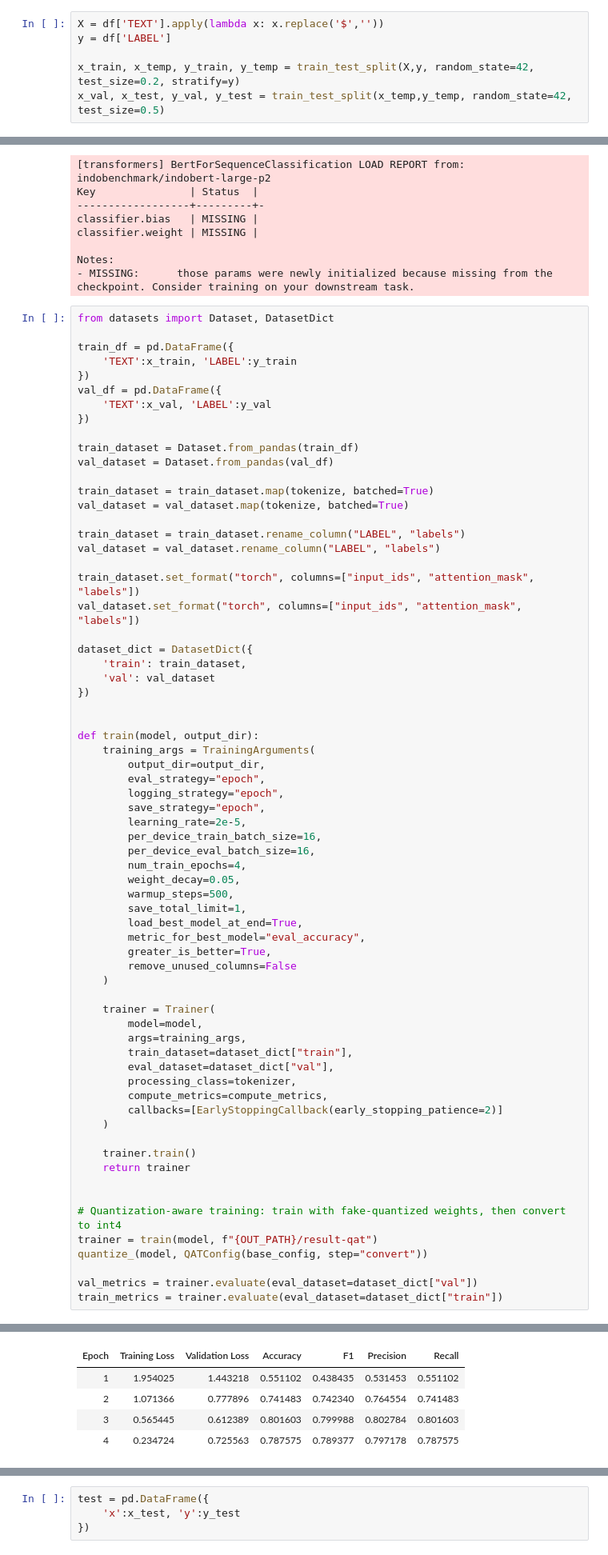
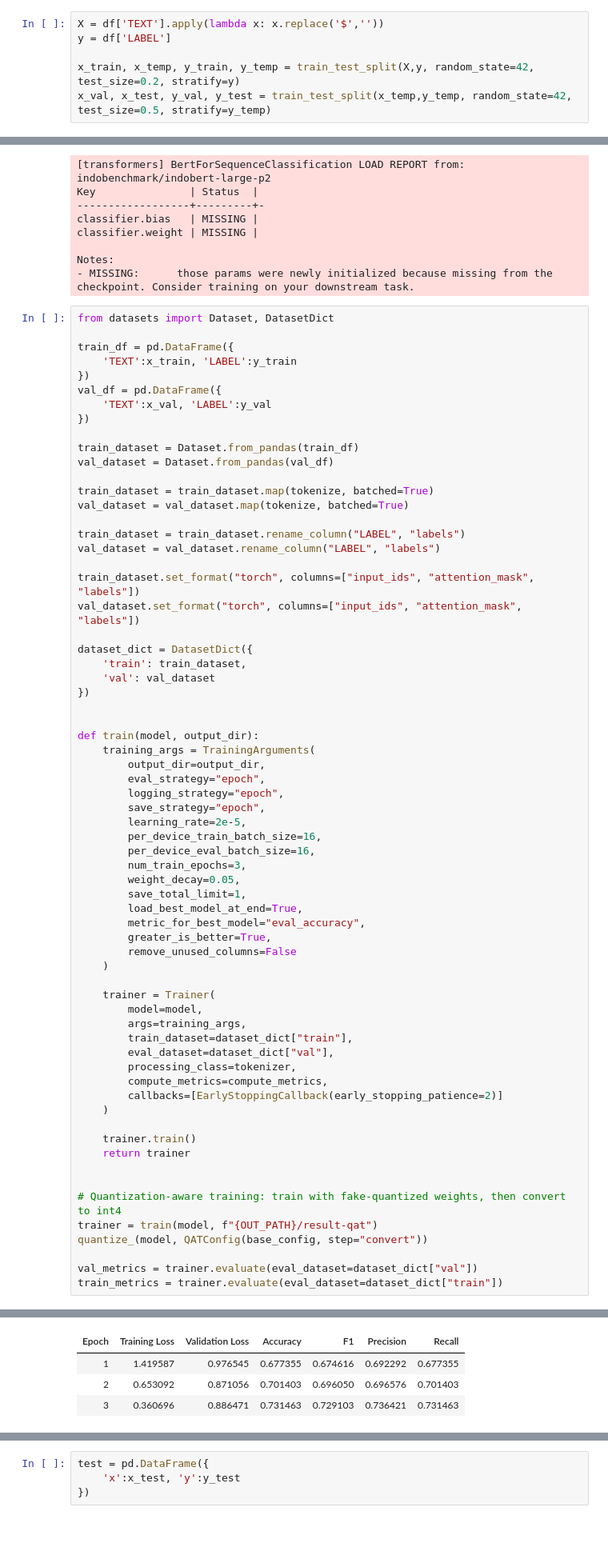
Before and after one commit to axelkrnwn/cognidist-id, a Jupyter notebook: cognitive-distortion-indonesia.ipynb, the cells around one changed output, grey strips where cells are left out. Shown at 80% size. Cells and saved outputs as stored; diff of their text form; blank space fills up the shorter version.

Commit message:
Feat: Stratify val and test

```diff
--- a/cognitive-distortion-indonesia.ipynb
+++ b/cognitive-distortion-indonesia.ipynb
@@ -100,7 +100,7 @@ X = df['TEXT'].apply(lambda x: x.replace('$',''))
 y = df['LABEL']
 
 x_train, x_temp, y_train, y_temp = train_test_split(X,y, random_state=42, test_size=0.2, stratify=y)
-x_val, x_test, y_val, y_test = train_test_split(x_temp,y_temp, random_state=42, test_size=0.5)
+x_val, x_test, y_val, y_test = train_test_split(x_temp,y_temp, random_state=42, test_size=0.5, stratify=y_temp)
 # %%
 def tokenize(batch):
     return tokenizer(batch['TEXT'], padding=True, truncation=True, max_length=128)
@@ -175,9 +175,8 @@ def train(model, output_dir):
         learning_rate=2e-5,
         per_device_train_batch_size=16,
         per_device_eval_batch_size=16,
-        num_train_epochs=4,
+        num_train_epochs=3,
         weight_decay=0.05,
-        warmup_steps=500,
         save_total_limit=1,
         load_best_model_at_end=True,
         metric_for_best_model="eval_accuracy",
@@ -210,5 +209,4 @@ train_metrics = trainer.evaluate(eval_dataset=dataset_dict["train"])
 | Epoch | Training Loss | Validation Loss | Accuracy | F1 | Precision | Recall |
-| 1 | 1.954025 | 1.443218 | 0.551102 | 0.438435 | 0.531453 | 0.551102 |
-| 2 | 1.071366 | 0.777896 | 0.741483 | 0.742340 | 0.764554 | 0.741483 |
-| 3 | 0.565445 | 0.612389 | 0.801603 | 0.799988 | 0.802784 | 0.801603 |
-| 4 | 0.234724 | 0.725563 | 0.787575 | 0.789377 | 0.797178 | 0.787575 |
+| 1 | 1.419587 | 0.976545 | 0.677355 | 0.674616 | 0.692292 | 0.677355 |
+| 2 | 0.653092 | 0.871056 | 0.701403 | 0.696050 | 0.696576 | 0.701403 |
+| 3 | 0.360696 | 0.886471 | 0.731463 | 0.729103 | 0.736421 | 0.731463 |
```
Also changed, not shown: parts of 6 cells of this notebook.
